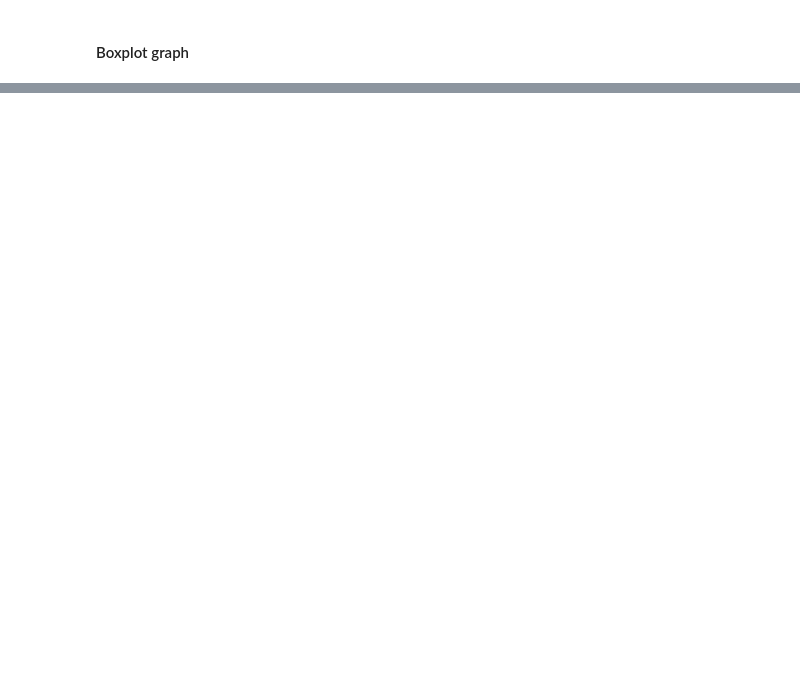
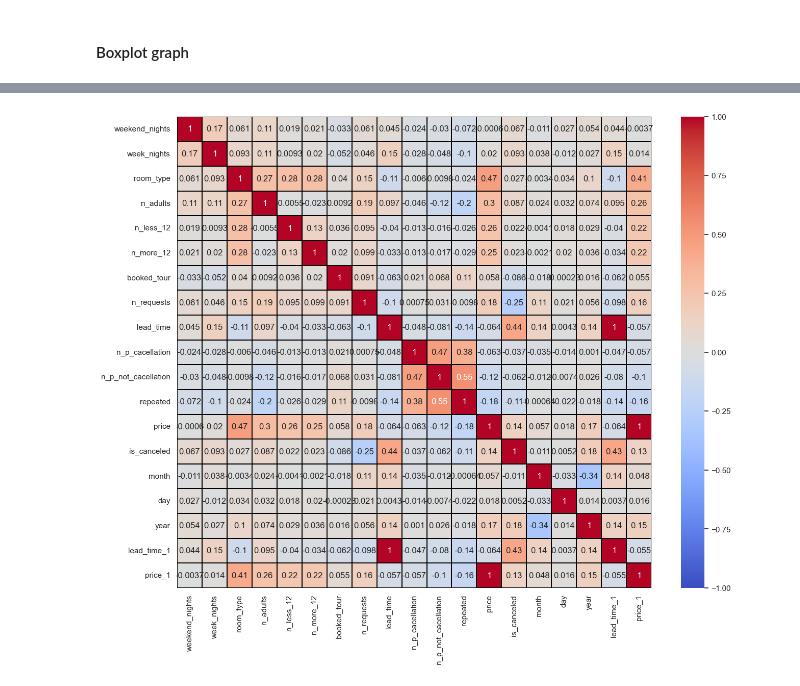
Before and after one commit to Noam-Diamant/Data-Mining, a Jupyter notebook: project.ipynb, the cells around one changed output, grey strips where cells are left out. Cells and saved outputs as stored; diff of their text form; code cells hidden in the pictures; blank space fills up the shorter version.

```diff
--- a/project.ipynb
+++ b/project.ipynb
@@ -527,0 +523,12 @@ sns.boxplot(y="price", x="n_adults", hue= "is_canceled", data=df, palette="Set3"
+# %%
+lead_time_mean = np.mean(df['lead_time'])
+lead_time_lambda = 1 / lead_time_mean
+generated_values = np.random.exponential(scale=lead_time_lambda, size=419)
+df['lead_time_1'] = df['lead_time']
+df['lead_time_1'] = df['lead_time_1']
+missing_rows = df['lead_time_1'].isna()
+
+# Replace missing values with generated exponential values
+df.loc[missing_rows, 'lead_time_1'] = generated_values[:sum(missing_rows)]
+# %%
+df['lead_time_1'] = df['lead_time_1'].astype(int)
@@ -527,0 +567,8 @@ sns.boxplot(y="price", x="n_adults", hue= "is_canceled", data=df, palette="Set3"
+# %%
+mean_value = df['price'].mean()
+variance_value = df['price'].var()
+generated_values = np.random.normal(loc=mean_value, scale=np.sqrt(variance_value), size=3405)
+df['price_1'] = df['price']
+missing_rows = df['price_1'].isna()
+df.loc[missing_rows, 'price_1'] = generated_values[:sum(missing_rows)]
+df.info()
@@ -527,0 +620,6 @@ sns.boxplot(y="price", x="n_adults", hue= "is_canceled", data=df, palette="Set3"
+# %%
+f, ax = plt.subplots(figsize=(15, 12))
+ax = sns.heatmap(df[df.describe().columns].corr(), annot = True, vmin=-1, vmax=1, center= 0,
+            cmap= 'coolwarm', linewidths=0.2, linecolor='black')
+# %% [output]
+[figure, added]
```
Also changed, not shown: parts of 29 cells of this notebook, 2 other files.
